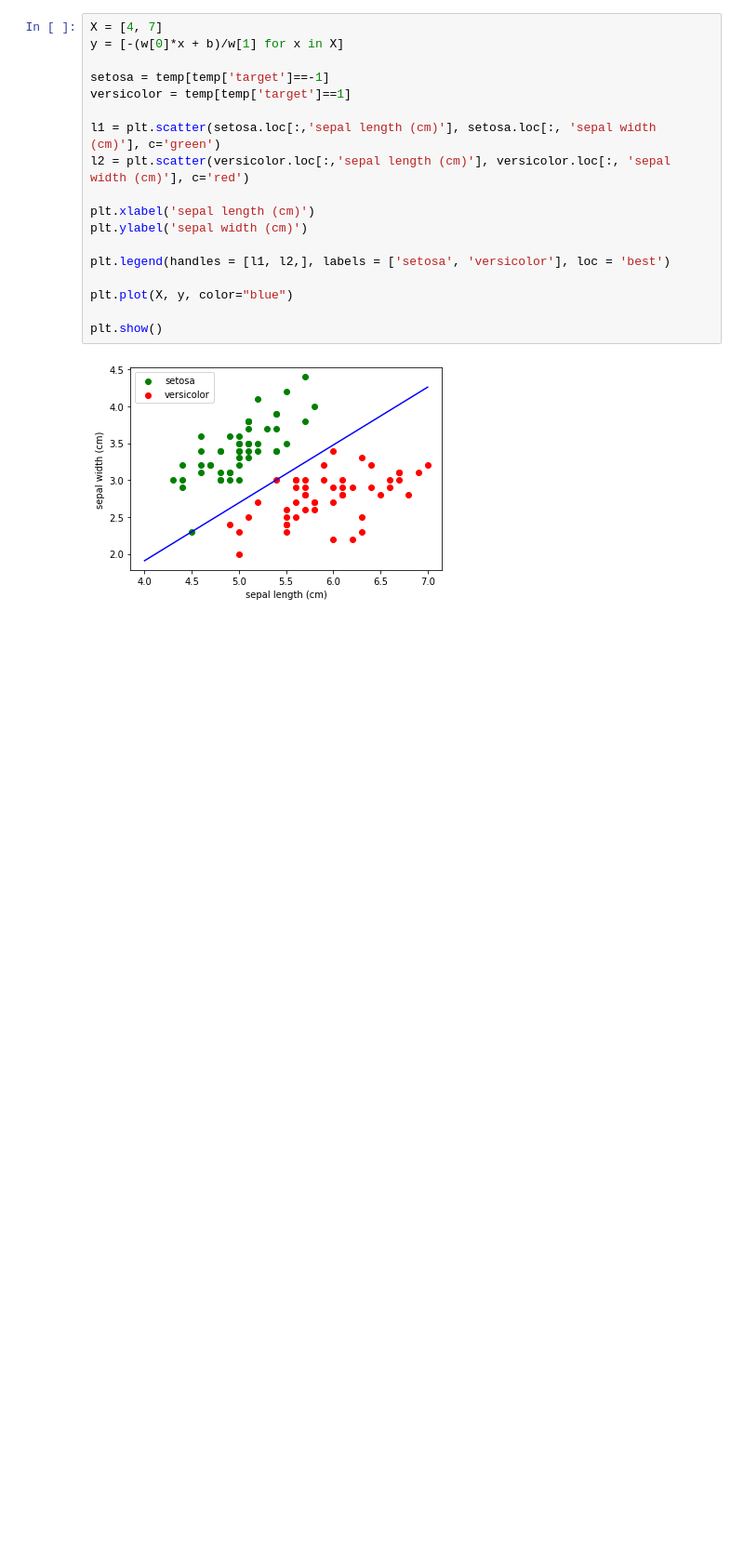
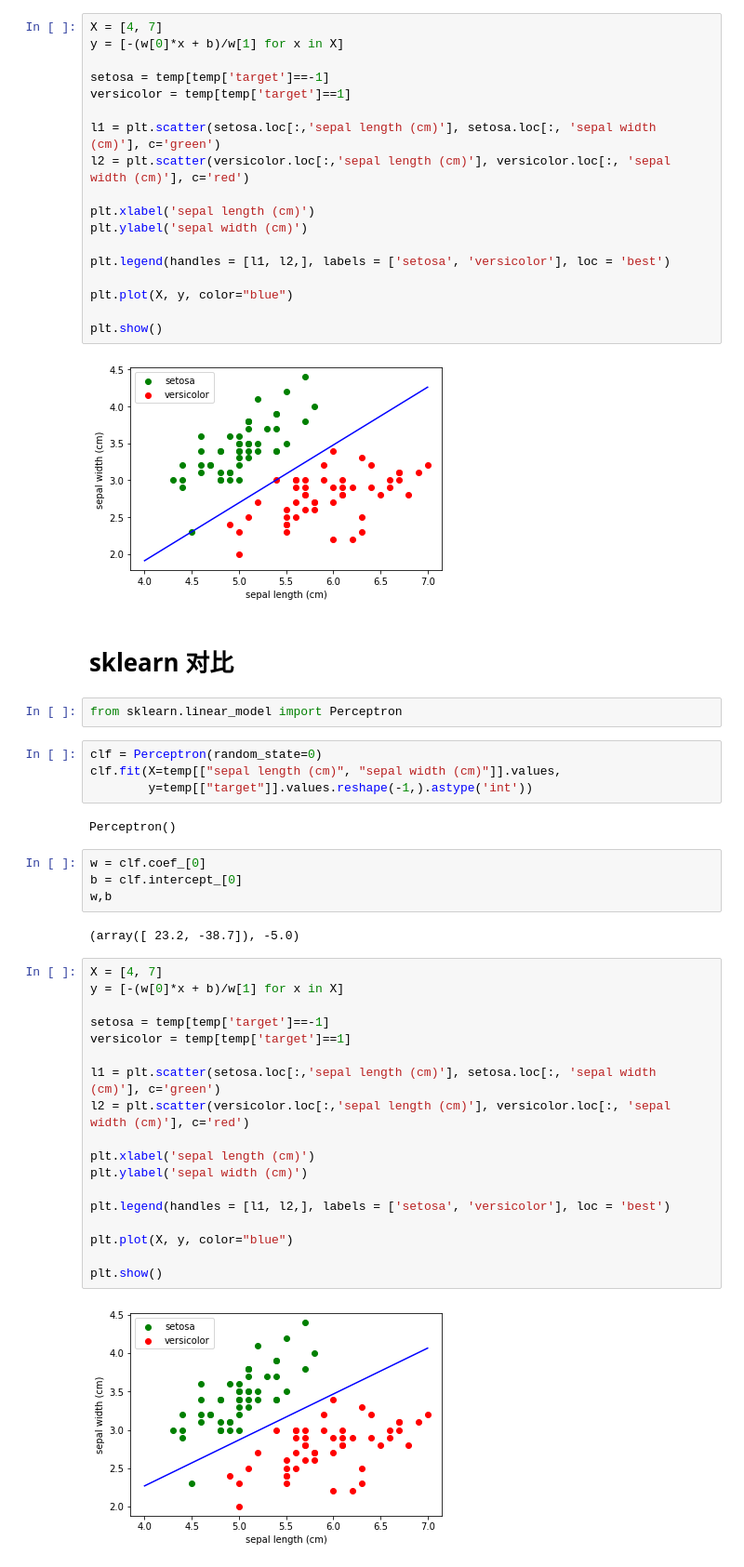
Before and after one commit to szChrisXu/machine_learning_script, a Jupyter notebook: 01 Perceptron.ipynb, the cells around one changed output. Shown: that part at 93% size. Cells and saved outputs as stored; diff of their text form; blank space fills up the shorter version.

Commit message:
add sklearn comparison

```diff
--- a/01 Perceptron.ipynb
+++ b/01 Perceptron.ipynb
@@ -126,3 +126,39 @@ plt.plot(X, y, color="blue")
 plt.show()
 # %% [output]
 [figure]
+# %% [markdown]
+# sklearn 对比
+# %%
+from sklearn.linear_model import Perceptron
+# %%
+clf = Perceptron(random_state=0)
+clf.fit(X=temp[["sepal length (cm)", "sepal width (cm)"]].values,
+        y=temp[["target"]].values.reshape(-1,).astype('int'))
+# %% [output]
+Perceptron()
+# %%
+w = clf.coef_[0]
+b = clf.intercept_[0]
+w,b
+# %% [output]
+(array([ 23.2, -38.7]), -5.0)
+# %%
+X = [4, 7]
+y = [-(w[0]*x + b)/w[1] for x in X]
+
+setosa = temp[temp['target']==-1]
+versicolor = temp[temp['target']==1]
+
+l1 = plt.scatter(setosa.loc[:,'sepal length (cm)'], setosa.loc[:, 'sepal width (cm)'], c='green')
+l2 = plt.scatter(versicolor.loc[:,'sepal length (cm)'], versicolor.loc[:, 'sepal width (cm)'], c='red')
+
+plt.xlabel('sepal length (cm)')
+plt.ylabel('sepal width (cm)')
+
+plt.legend(handles = [l1, l2,], labels = ['setosa', 'versicolor'], loc = 'best')
+
+plt.plot(X, y, color="blue")
+
+plt.show()
+# %% [output]
+[figure, added]
```
